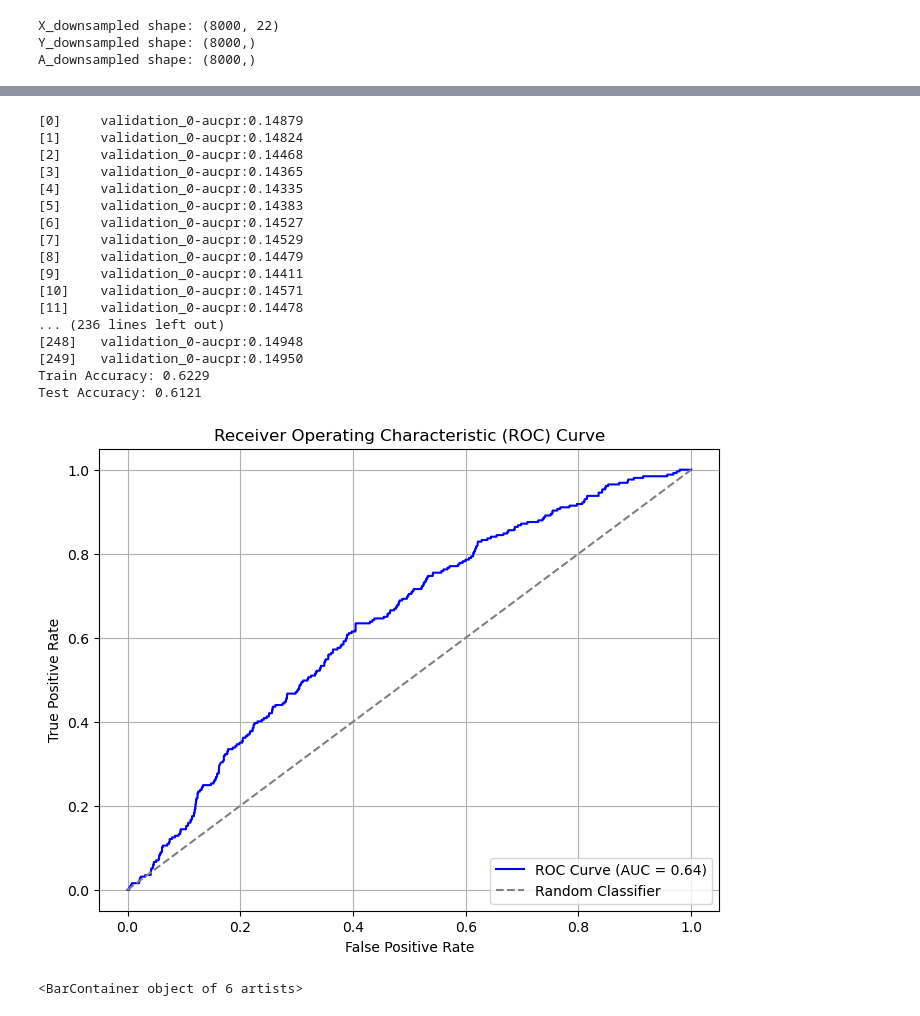
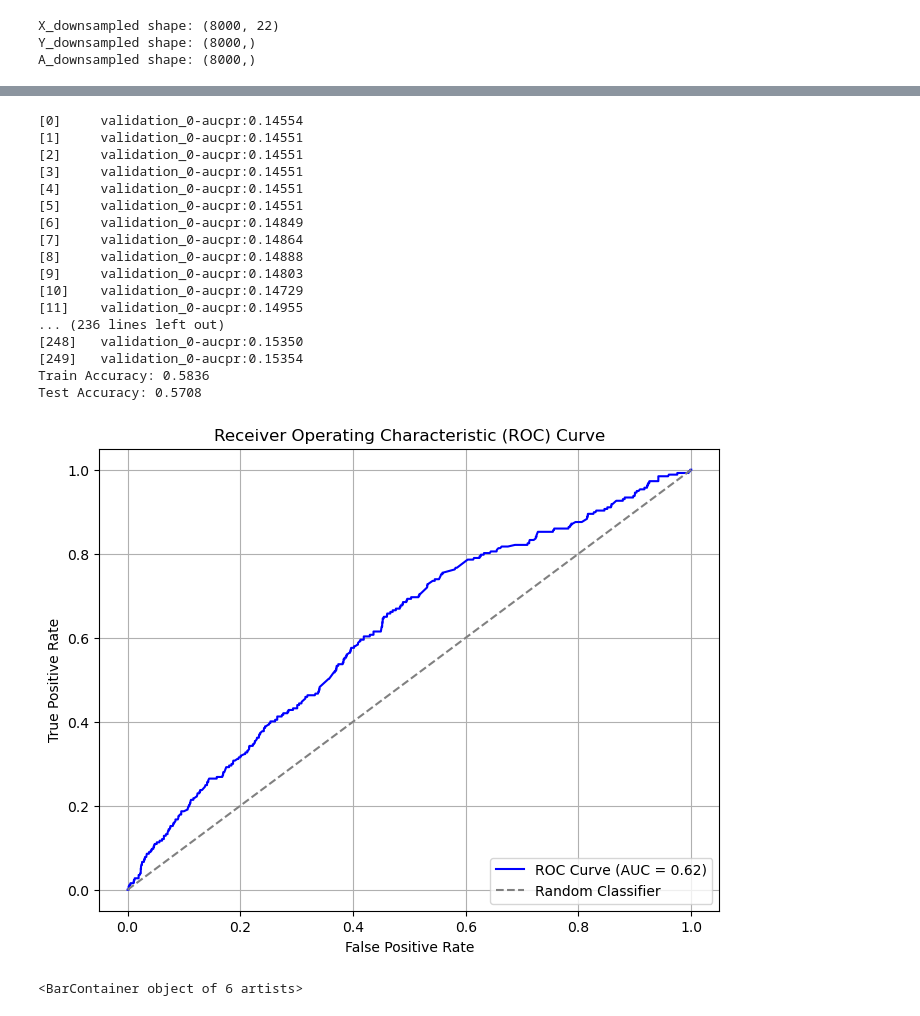
Before and after one commit to tianliiii/Fairlearn, a Jupyter notebook: eval_pipeline.ipynb, the cells around one changed output, grey strips where cells are left out. Drawn from its saved outputs; the diff is of its cells as text; code cells hidden in the pictures.

```diff
--- a/eval_pipeline.ipynb
+++ b/eval_pipeline.ipynb
@@ -75,0 +108,22 @@ Shape after encoding:  (8000, 58)
+# %%
+# Boolean columns (True/False)
+bool_cols = X_encoded.select_dtypes(include=["bool"]).columns
+X_encoded[bool_cols] = X_encoded[bool_cols].astype(int)
+
+# Columns with 'Yes'/'No'
+yes_no_cols = X_encoded.columns[X_encoded.isin(['Yes', 'No']).any()]
+X_encoded[yes_no_cols] = X_encoded[yes_no_cols].replace({'Yes': 1, 'No': 0})
+
+# Columns with 1.False and True
+false_true_cols = X_encoded.columns[X_encoded.isin(['False', 'True']).any()]
+X_encoded[false_true_cols] = X_encoded[false_true_cols].replace({'False': 0, 'True': 1})
+
+# Columns with 'Other' and 'Discharged to Home'
+other_discharged_cols = X_encoded.columns[X_encoded.isin(['Other', 'Discharged to Home']).any()]
+X_encoded[other_discharged_cols] = X_encoded[other_discharged_cols].replace({'Other': 0, "'Discharged to Home'": 1})
+
+X_encoded['gender'] = X_encoded['gender'].replace({'Female': 0, 'Male': 1})
+
+# Columns with 'No' and 'Ch'
+no_ch_cols = X_encoded.columns[X_encoded.isin(['No', 'Ch']).any()]
+X_encoded[no_ch_cols] = X_encoded[no_ch_cols].replace({'No': 0, 'Ch': 1})
@@ -76,3 +146,5 @@ Shape after encoding:  (8000, 58)
+# %%
+X_encoded[['medicare','medicaid','had_emergency','had_inpatient_days','had_outpatient_days']] = X_encoded[['medicare','medicaid','had_emergency','had_inpatient_days','had_outpatient_days']].astype(int)
 # %%
 X_train, X_test, y_train, y_test, A_train, A_test = train_test_split(
     X_encoded,
@@ -93,7 +165,7 @@ counter = Counter(y_train)
 scale_pos_weight = counter[0] / counter[1]
 
 
-model = XGBClassifier(
+model = xgb.XGBClassifier(
     objective="binary:logistic",
     learning_rate=0.01,
     n_estimators=250,
@@ -118,54 +190,52 @@ model = XGBClassifier(
 
 model.fit(
     X_train, y_train,
-    eval_set=[(X_test, y_test)],
-    verbose=True # Set to True to see progress each round
-)
+    eval_set=[(X_test, y_test)])
 
 ### Evaluate on training data
 y_pred = model.predict(X_train)
 accuracy = accuracy_score(y_train, y_pred)
 print(f"Train Accuracy: {accuracy:.4f}")
 #  Evaluate on Test Data
 y_pred = model.predict(X_test)
 accuracy = accuracy_score(y_test, y_pred)
 print(f"Test Accuracy: {accuracy:.4f}")
 y_pred_prob = model.predict_proba(X_test)[:, 1]
 
 # Compute False Positive Rate (FPR), True Positive Rate (TPR), and thresholds
 fpr, tpr, thresholds = roc_curve(y_test, y_pred_prob)
 
 # Compute the Area Under the ROC Curve (AUC)
 auc = roc_auc_score(y_test, y_pred_prob)
 
 plt.figure(figsize=(8, 6))
 plt.plot(fpr, tpr, color='blue', label=f'ROC Curve (AUC = {auc:.2f})')
 plt.plot([0, 1], [0, 1], color='gray', linestyle='--', label='Random Classifier')
 plt.xlabel('False Positive Rate')
 plt.ylabel('True Positive Rate')
 plt.title('Receiver Operating Characteristic (ROC) Curve')
 plt.legend(loc='lower right')
 plt.grid()
 plt.show()
 # %% [output]
-[0]     validation_0-aucpr:0.14879
-[1]     validation_0-aucpr:0.14824
-[2]     validation_0-aucpr:0.14468
-[3]     validation_0-aucpr:0.14365
-[4]     validation_0-aucpr:0.14335
-[5]     validation_0-aucpr:0.14383
-[6]     validation_0-aucpr:0.14527
-[7]     validation_0-aucpr:0.14529
-[8]     validation_0-aucpr:0.14479
-[9]     validation_0-aucpr:0.14411
-[10]    validation_0-aucpr:0.14571
-[11]    validation_0-aucpr:0.14478
+[0]     validation_0-aucpr:0.14554
+[1]     validation_0-aucpr:0.14551
+[2]     validation_0-aucpr:0.14551
+[3]     validation_0-aucpr:0.14551
+[4]     validation_0-aucpr:0.14551
+[5]     validation_0-aucpr:0.14551
+[6]     validation_0-aucpr:0.14849
+[7]     validation_0-aucpr:0.14864
+[8]     validation_0-aucpr:0.14888
+[9]     validation_0-aucpr:0.14803
+[10]    validation_0-aucpr:0.14729
+[11]    validation_0-aucpr:0.14955
 ... (236 lines left out)
-[248]   validation_0-aucpr:0.14948
-[249]   validation_0-aucpr:0.14950
-Train Accuracy: 0.6229
-Test Accuracy: 0.6121
+[248]   validation_0-aucpr:0.15350
+[249]   validation_0-aucpr:0.15354
+Train Accuracy: 0.5836
+Test Accuracy: 0.5708
-[figure, old version]
+[figure, new version]
 # %%
 from matplotlib import pyplot as plt
 ### Distribution of sensitive attribute
```
Also changed, not shown: parts of 20 cells of this notebook, 3 other files.
